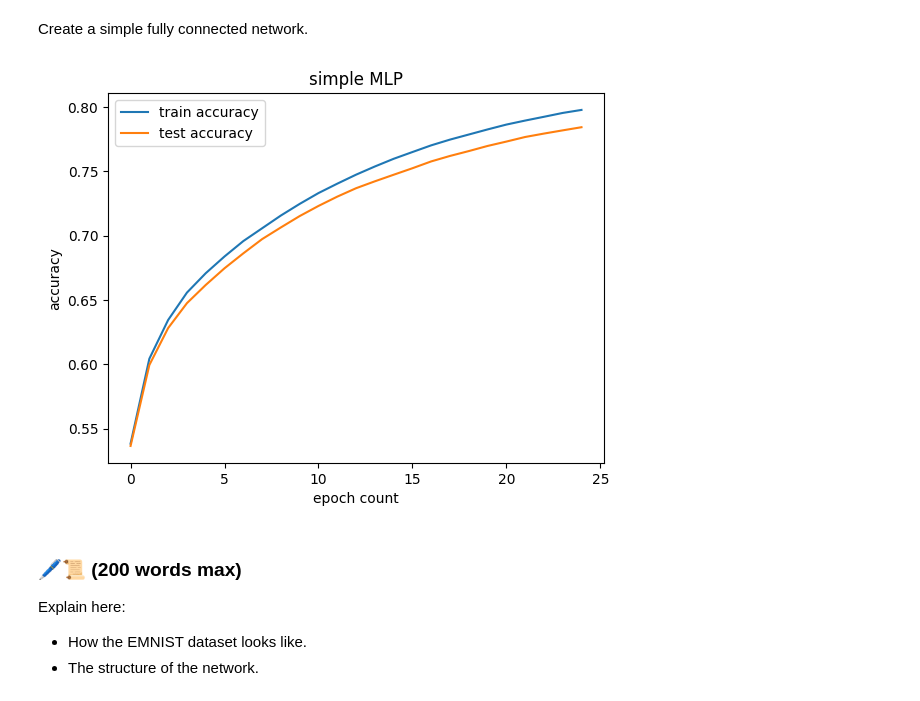
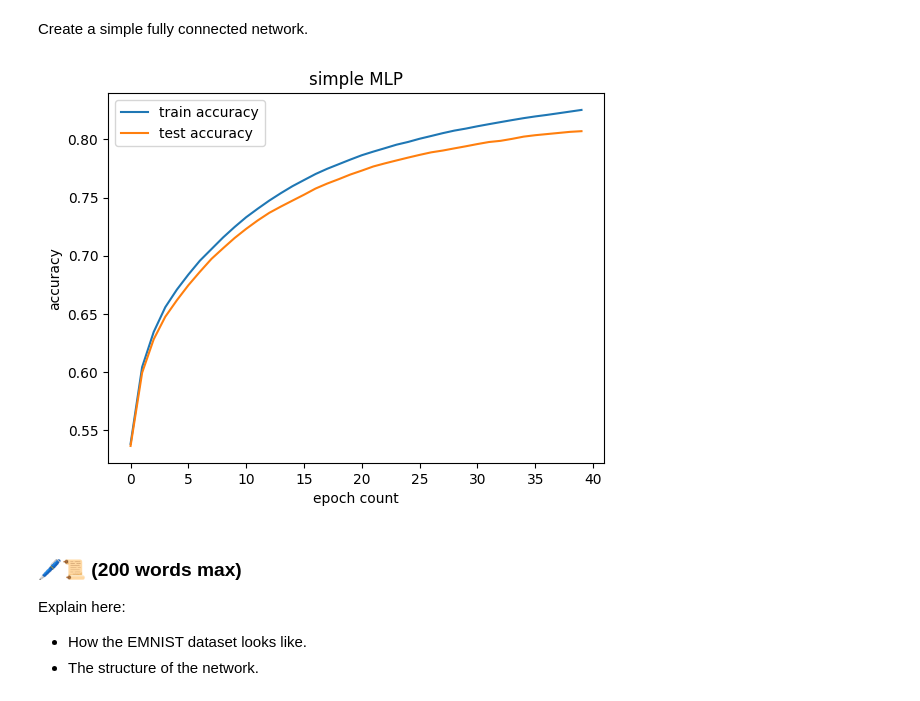
Before and after one commit to magdapyznarska/Neural_computing, a Jupyter notebook: practical_assignment_archive/assignment.ipynb, the cells around one changed output. Cells and saved outputs as stored; diff of their text form; code cells hidden in the pictures.

Commit message:
fixed plots, added the epochs to kostis, part 2 explenatini

```diff
--- a/practical_assignment_archive/assignment.ipynb
+++ b/practical_assignment_archive/assignment.ipynb
@@ -311,12 +311,12 @@ def accuracy_curve(model_name, accuracies):
 # %%
 t.manual_seed(42)
 model = SimpleFCNetwork()
 optimizer = optim.SGD(model.parameters(), lr=0.01)
 loss_fn = nn.CrossEntropyLoss()
-model, accuracies = train_num_epochs_and_track_accuracies(model, DataLoader(training_data, batch_size=64), DataLoader(test_data, batch_size=64), optimizer, loss_fn, 25)
+model, accuracies = train_num_epochs_and_track_accuracies(model, DataLoader(training_data, batch_size=64), DataLoader(test_data, batch_size=64), optimizer, loss_fn, 40)
 accuracy_curve("simple MLP", accuracies)
 # %% [output]
-[figure, old version]
+[figure, new version]
 # %% [markdown]
 ### 🖊️📜 (200 words max)
 
```
Also changed, not shown: parts of 8 cells of this notebook.
